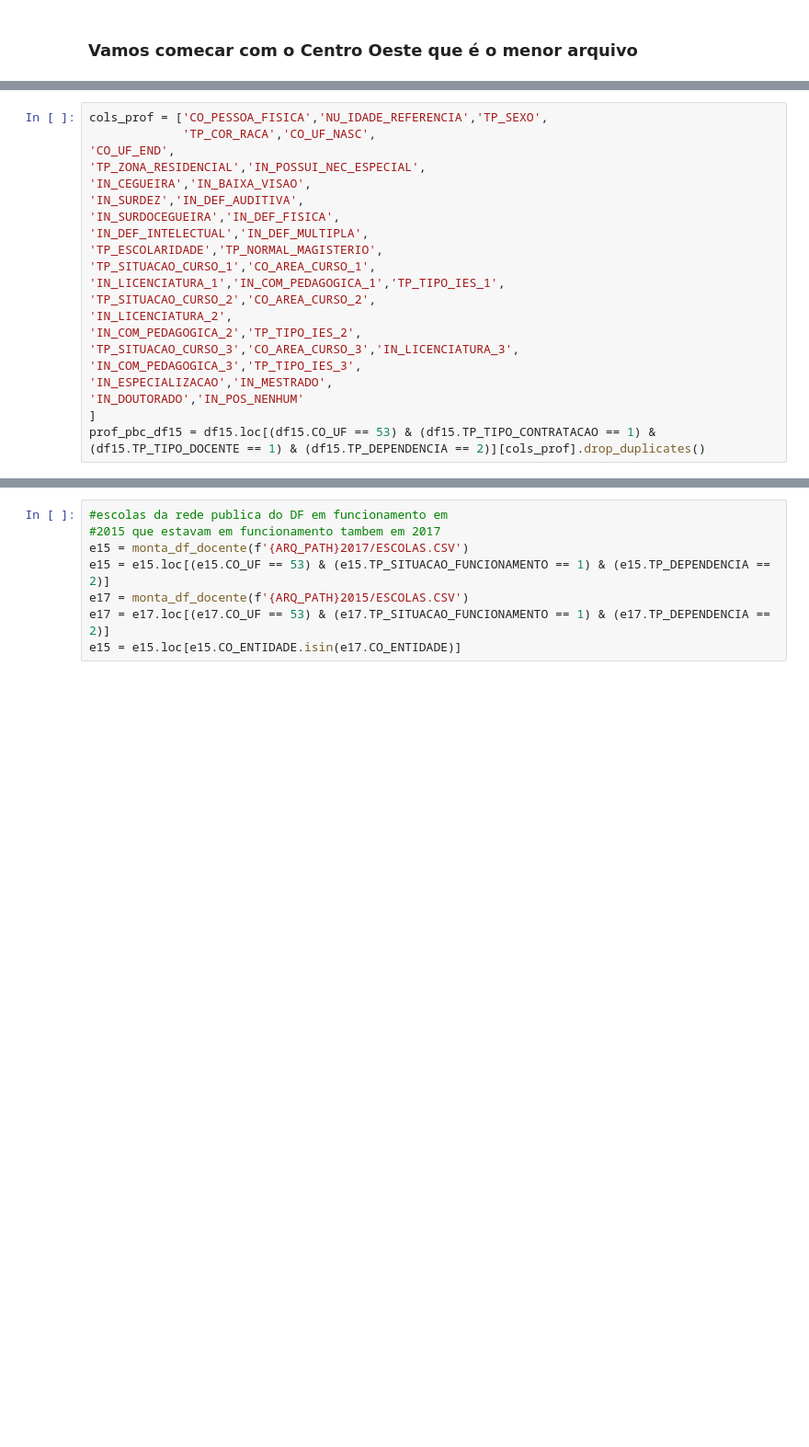
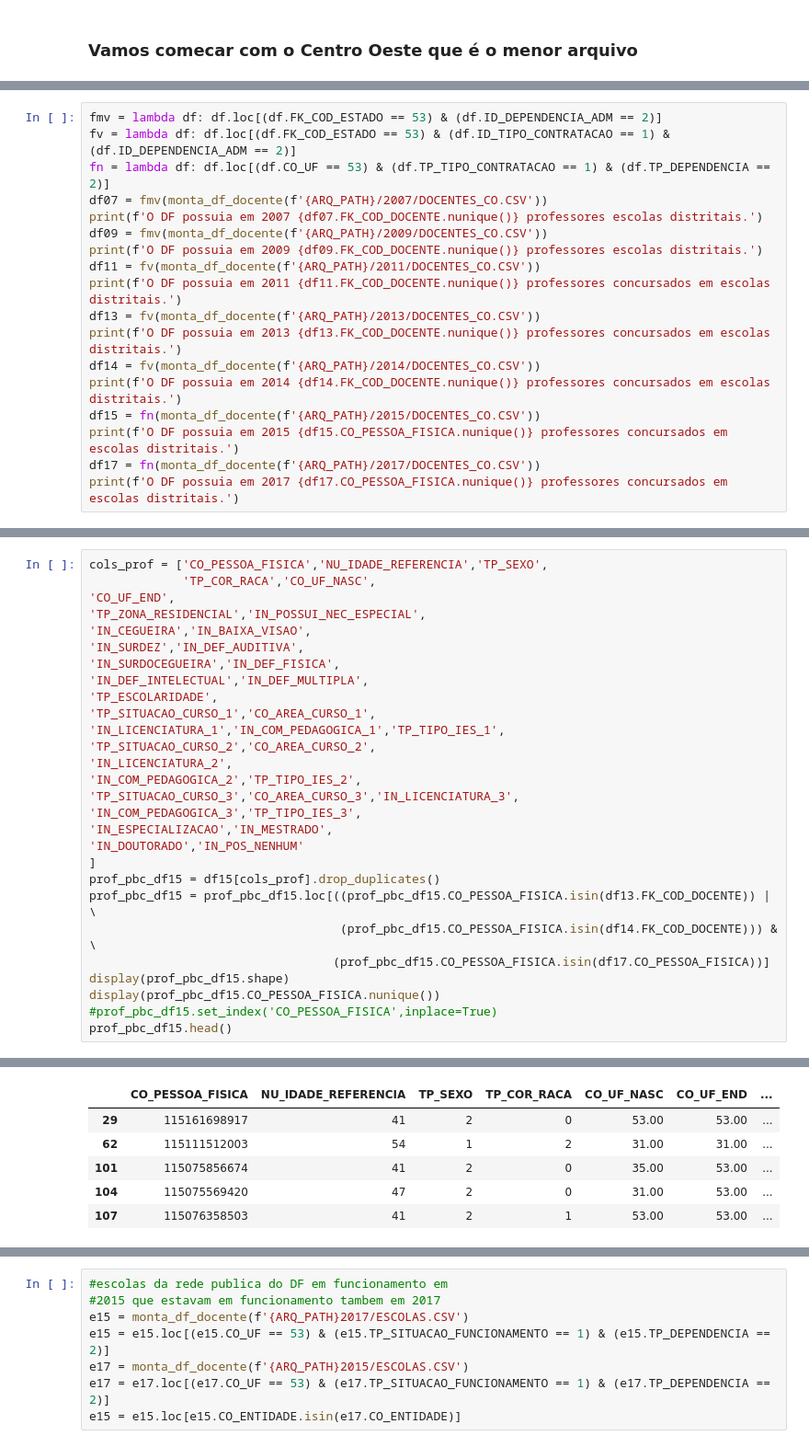
Before and after one commit to itsbarreto/educacao, a Jupyter notebook: SaidaDeProfessores.ipynb, the cells around one changed output, grey strips where cells are left out. Shown: that part at 92% size. Saved outputs shown, nothing was run; the diff lists cells and outputs as text; blank space fills up the shorter version.

```diff
--- a/SaidaDeProfessores.ipynb
+++ b/SaidaDeProfessores.ipynb
@@ -113,0 +67,18 @@ O Centro Oeste possuia em 2017 167113 professores.
+# %%
+fmv = lambda df: df.loc[(df.FK_COD_ESTADO == 53) & (df.ID_DEPENDENCIA_ADM == 2)]
+fv = lambda df: df.loc[(df.FK_COD_ESTADO == 53) & (df.ID_TIPO_CONTRATACAO == 1) & (df.ID_DEPENDENCIA_ADM == 2)]
+fn = lambda df: df.loc[(df.CO_UF == 53) & (df.TP_TIPO_CONTRATACAO == 1) & (df.TP_DEPENDENCIA == 2)]
+df07 = fmv(monta_df_docente(f'{ARQ_PATH}/2007/DOCENTES_CO.CSV'))
+print(f'O DF possuia em 2007 {df07.FK_COD_DOCENTE.nunique()} professores escolas distritais.')
+df09 = fmv(monta_df_docente(f'{ARQ_PATH}/2009/DOCENTES_CO.CSV'))
+print(f'O DF possuia em 2009 {df09.FK_COD_DOCENTE.nunique()} professores escolas distritais.')
+df11 = fv(monta_df_docente(f'{ARQ_PATH}/2011/DOCENTES_CO.CSV'))
+print(f'O DF possuia em 2011 {df11.FK_COD_DOCENTE.nunique()} professores concursados em escolas distritais.')
+df13 = fv(monta_df_docente(f'{ARQ_PATH}/2013/DOCENTES_CO.CSV'))
+print(f'O DF possuia em 2013 {df13.FK_COD_DOCENTE.nunique()} professores concursados em escolas distritais.')
+df14 = fv(monta_df_docente(f'{ARQ_PATH}/2014/DOCENTES_CO.CSV'))
+print(f'O DF possuia em 2014 {df14.FK_COD_DOCENTE.nunique()} professores concursados em escolas distritais.')
+df15 = fn(monta_df_docente(f'{ARQ_PATH}/2015/DOCENTES_CO.CSV'))
+print(f'O DF possuia em 2015 {df15.CO_PESSOA_FISICA.nunique()} professores concursados em escolas distritais.')
+df17 = fn(monta_df_docente(f'{ARQ_PATH}/2017/DOCENTES_CO.CSV'))
+print(f'O DF possuia em 2017 {df17.CO_PESSOA_FISICA.nunique()} professores concursados em escolas distritais.')
@@ -124,7 +103,7 @@ cols_prof = ['CO_PESSOA_FISICA','NU_IDADE_REFERENCIA','TP_SEXO',
 'IN_SURDEZ','IN_DEF_AUDITIVA',
 'IN_SURDOCEGUEIRA','IN_DEF_FISICA',
 'IN_DEF_INTELECTUAL','IN_DEF_MULTIPLA',
-'TP_ESCOLARIDADE','TP_NORMAL_MAGISTERIO',
+'TP_ESCOLARIDADE',
 'TP_SITUACAO_CURSO_1','CO_AREA_CURSO_1',
 'IN_LICENCIATURA_1','IN_COM_PEDAGOGICA_1','TP_TIPO_IES_1',
 'TP_SITUACAO_CURSO_2','CO_AREA_CURSO_2',
@@ -135,4 +114,12 @@ cols_prof = ['CO_PESSOA_FISICA','NU_IDADE_REFERENCIA','TP_SEXO',
 'IN_ESPECIALIZACAO','IN_MESTRADO',
 'IN_DOUTORADO','IN_POS_NENHUM'
 ]
-prof_pbc_df15 = df15.loc[(df15.CO_UF == 53) & (df15.TP_TIPO_CONTRATACAO == 1) & (df15.TP_TIPO_DOCENTE == 1) & (df15.TP_DEPENDENCIA == 2)][cols_prof].drop_duplicates()
+prof_pbc_df15 = df15[cols_prof].drop_duplicates()
+prof_pbc_df15 = prof_pbc_df15.loc[((prof_pbc_df15.CO_PESSOA_FISICA.isin(df13.FK_COD_DOCENTE)) | \
+                                   (prof_pbc_df15.CO_PESSOA_FISICA.isin(df14.FK_COD_DOCENTE))) & \
+                                  (prof_pbc_df15.CO_PESSOA_FISICA.isin(df17.CO_PESSOA_FISICA))]
+display(prof_pbc_df15.shape)
+display(prof_pbc_df15.CO_PESSOA_FISICA.nunique())
+#prof_pbc_df15.set_index('CO_PESSOA_FISICA',inplace=True)
+prof_pbc_df15.head()
+# %% [output]
@@ -138,0 +128,6 @@ prof_pbc_df15 = df15.loc[(df15.CO_UF == 53) & (df15.TP_TIPO_CONTRATACAO == 1) &
+|  | CO_PESSOA_FISICA | NU_IDADE_REFERENCIA | TP_SEXO | TP_COR_RACA | CO_UF_NASC | CO_UF_END | ... |
+| 29 | 115161698917 | 41 | 2 | 0 | 53.00 | 53.00 | ... |
+| 62 | 115111512003 | 54 | 1 | 2 | 31.00 | 31.00 | ... |
+| 101 | 115075856674 | 41 | 2 | 0 | 35.00 | 53.00 | ... |
+| 104 | 115075569420 | 47 | 2 | 0 | 31.00 | 53.00 | ... |
+| 107 | 115076358503 | 41 | 2 | 1 | 53.00 | 53.00 | ... |
```
Also changed, not shown: parts of 20 cells of this notebook, 1 other file.
